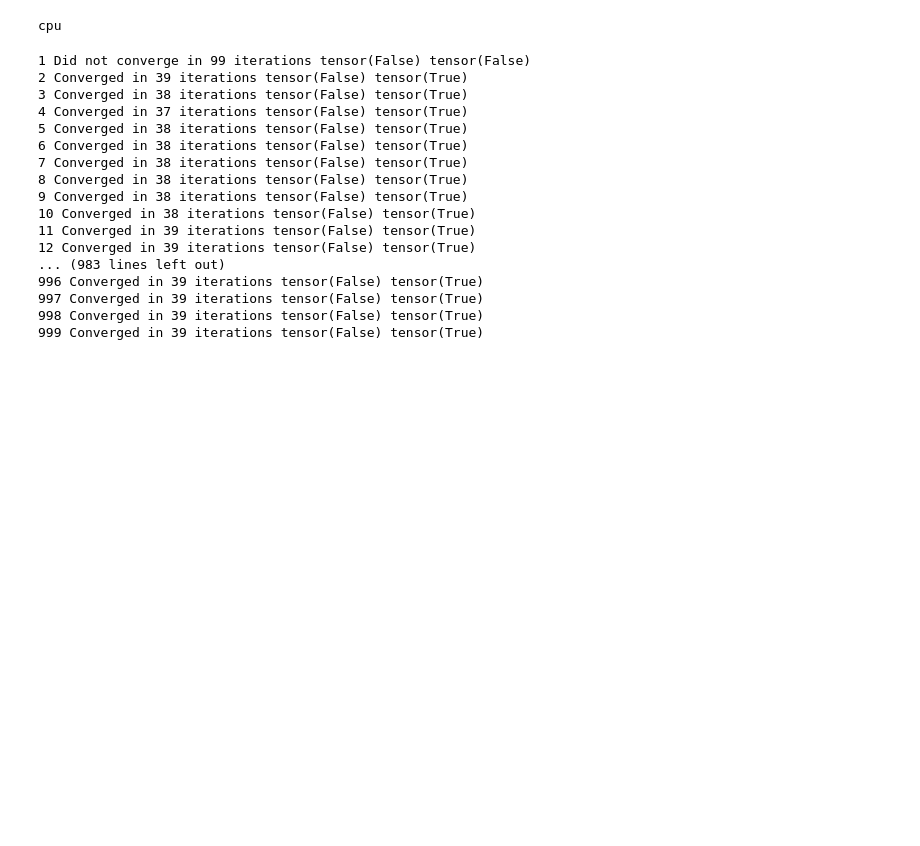
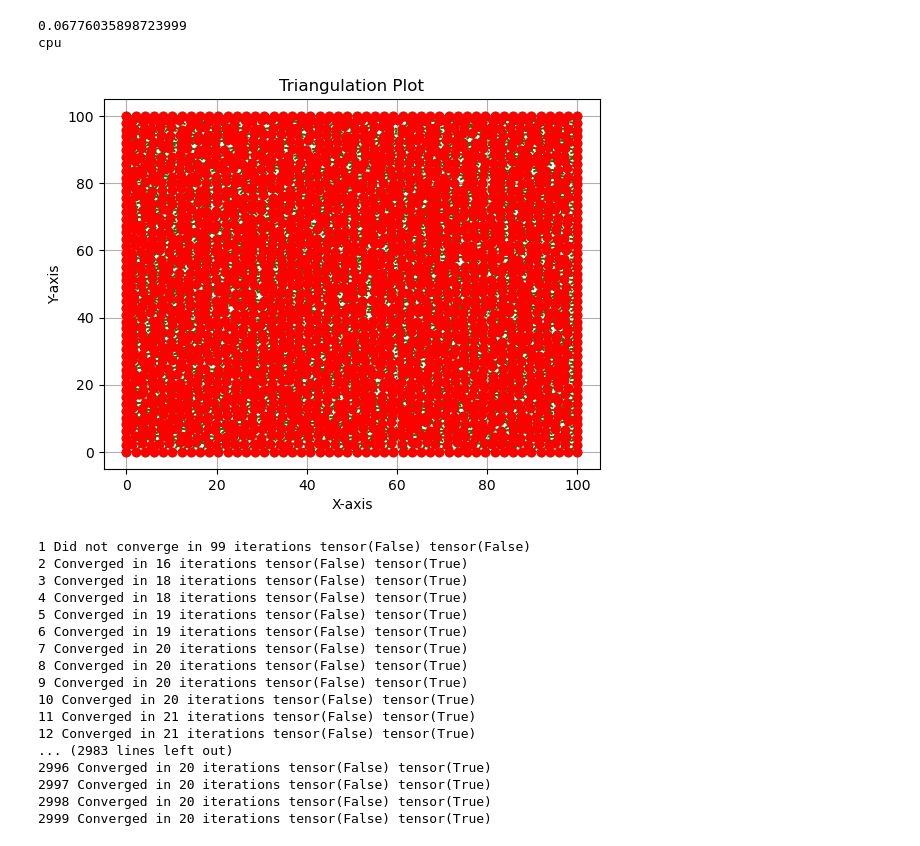
Before and after one commit to sanpinnawala/torchcor, a Jupyter notebook: notebooks/FEM - 2D Heat Equation - PCG - Sparse - Batch.ipynb, the cells around one changed output. Saved outputs shown, nothing was run; the diff lists cells and outputs as text; code cells hidden in the pictures; blank space fills up the shorter version.

```diff
--- a/notebooks/FEM - 2D Heat Equation - PCG - Sparse - Batch.ipynb
+++ b/notebooks/FEM - 2D Heat Equation - PCG - Sparse - Batch.ipynb
@@ -7,19 +7,21 @@ import matplotlib.animation as animation
 from matplotlib.animation import FuncAnimation
 # %%
 # Step 1: Define problem parameters
-L = 50  # Length of domain in x and y directions
+L = 100  # Length of domain in x and y directions
+Nx = 50
+Ny = 50  # Number of grid points in x and y
 T0 = 100
-Nx, Ny = L, L  # Number of grid points in x and y
 alpha = 2  # Thermal diffusivity
 h = 0.5206164
-# print(h ** 2 / (2*alpha))
+print(h ** 2 / (2 * alpha))
 dt = 0.0125  # Time step size
-nt = 1000  # Number of time steps
+nt = 3000  # Number of time steps
 
 device = torch.device("cuda" if torch.cuda.is_available() else "cpu")
 dtype = torch.float64
 print(device)
 # %% [output]
+0.06776035898723999
 cpu
 # %%
 def apply_boundary_condition(A, b):
@@ -87,14 +89,25 @@ def conjugate_gradient(A, b, M, a_tol=1e-6, r_tol=1e-6, max_iter=100):
         print(f"Did not converge in {i} iterations", r_new_norm < a_tol, (r_new_norm / r_norm) < r_tol)
     return x
 # %%
-# Step 2: Generate grid (structured triangular mesh)
+# Create the grid
 x = np.linspace(0, L, Nx)
 y = np.linspace(0, L, Ny)
 X, Y = np.meshgrid(x, y)
 
-Y[1:L-1, 1: L-1] += np.random.rand(L-2, L-2)
-X[1:L-1, 1: L-1] -= np.random.rand(L-2, L-2)
+Y[1:Nx-1, 1: Ny-1] += np.random.rand(Nx-2, Ny-2)
+X[1:Nx-1, 1: Ny-1] -= np.random.rand(Nx-2, Ny-2)
 
+# Create the original triangulation
 triangulation = tri.Triangulation(X.flatten(), Y.flatten())
+plt.figure()
+plt.triplot(triangulation, 'go--')  # Plot the triangulation lines
+plt.plot(X, Y, 'ro')  # Plot the original points
+plt.title('Triangulation Plot')
+plt.xlabel('X-axis')
+plt.ylabel('Y-axis')
+plt.grid()
+plt.show()
+# %% [output]
+[figure, added]
 # %%
 # Step 3: Initial condition
@@ -211,25 +224,25 @@ for n in range(1, nt):
     b[dirichlet_boundary_nodes] = boundary_values # apply boundary condition
     u = conjugate_gradient(A, b, PC, a_tol=1e-5, r_tol=1e-5, max_iter=100)
 
-    U[n, :, :] = u.reshape((L, L))
+    U[n, :, :] = u.reshape((Nx, Ny))
 # %% [output]
 1 Did not converge in 99 iterations tensor(False) tensor(False)
-2 Converged in 39 iterations tensor(False) tensor(True)
-3 Converged in 38 iterations tensor(False) tensor(True)
-4 Converged in 37 iterations tensor(False) tensor(True)
-5 Converged in 38 iterations tensor(False) tensor(True)
-6 Converged in 38 iterations tensor(False) tensor(True)
-7 Converged in 38 iterations tensor(False) tensor(True)
-8 Converged in 38 iterations tensor(False) tensor(True)
-9 Converged in 38 iterations tensor(False) tensor(True)
-10 Converged in 38 iterations tensor(False) tensor(True)
-11 Converged in 39 iterations tensor(False) tensor(True)
-12 Converged in 39 iterations tensor(False) tensor(True)
-... (983 lines left out)
-996 Converged in 39 iterations tensor(False) tensor(True)
-997 Converged in 39 iterations tensor(False) tensor(True)
-998 Converged in 39 iterations tensor(False) tensor(True)
-999 Converged in 39 iterations tensor(False) tensor(True)
+2 Converged in 16 iterations tensor(False) tensor(True)
+3 Converged in 18 iterations tensor(False) tensor(True)
+4 Converged in 18 iterations tensor(False) tensor(True)
+5 Converged in 19 iterations tensor(False) tensor(True)
+6 Converged in 19 iterations tensor(False) tensor(True)
+7 Converged in 20 iterations tensor(False) tensor(True)
+8 Converged in 20 iterations tensor(False) tensor(True)
+9 Converged in 20 iterations tensor(False) tensor(True)
+10 Converged in 20 iterations tensor(False) tensor(True)
+11 Converged in 21 iterations tensor(False) tensor(True)
+12 Converged in 21 iterations tensor(False) tensor(True)
+... (2983 lines left out)
+2996 Converged in 20 iterations tensor(False) tensor(True)
+2997 Converged in 20 iterations tensor(False) tensor(True)
+2998 Converged in 20 iterations tensor(False) tensor(True)
+2999 Converged in 20 iterations tensor(False) tensor(True)
 # %%
 def plotheatmap(tr, u_k , k):
     plt.clf()
```
Also changed, not shown: parts of 4 cells of this notebook, 1 other file.
